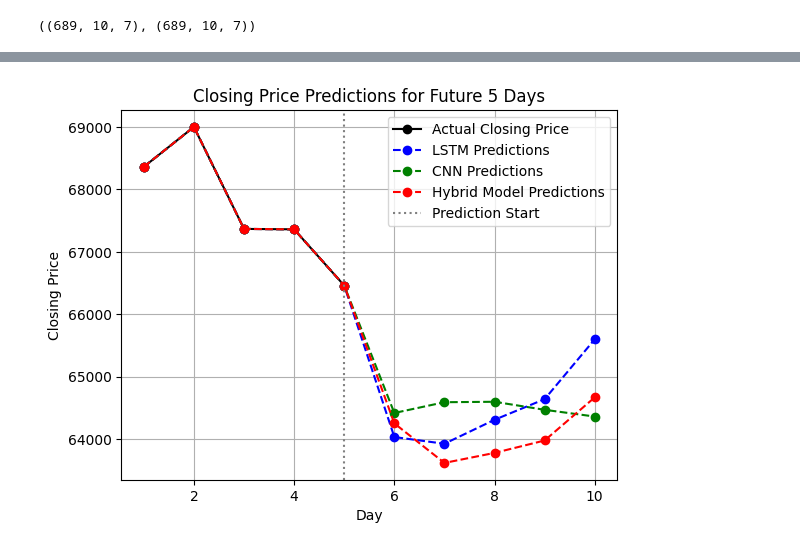
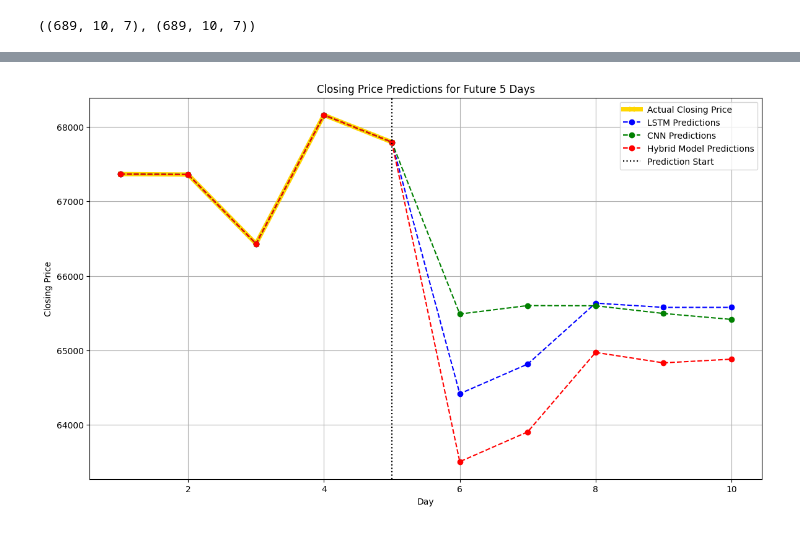
Before and after one commit to gmx369/ML, a Jupyter notebook: [Testing] Neural Network v5.1 x2Core mach TEST.ipynb, the cells around one changed output, grey strips where cells are left out. Drawn from its saved outputs; the diff is of its cells as text; code cells hidden in the pictures.

```diff
--- a/[Testing] Neural Network v5.1 x2Core mach TEST.ipynb
+++ b/[Testing] Neural Network v5.1 x2Core mach TEST.ipynb
@@ -176,7 +176,7 @@ cnn_model.fit(X_cnn_processed, y[9:], epochs=10, batch_size=32, verbose=0)
 X_train_lstm, X_test_lstm, y_train, y_test = train_test_split(X_lstm_processed, y[9:], test_size=0.2, shuffle=False)
 
 # Train your LSTM model
-lstm_model.fit(X_train_lstm, y_train, epochs=10, batch_size=128,verbose=0)
+lstm_model.fit(X_train_lstm, y_train, epochs=10, batch_size=64,verbose=0)
 
 # Predict with LSTM
 y_pred_lstm = lstm_model.predict(X_test_lstm)
@@ -192,7 +192,7 @@ r2_lstm = r2_score(y_test, y_pred_lstm)
 X_train_cnn, X_test_cnn, _, _ = train_test_split(X_cnn_processed, y[9:], test_size=0.2, shuffle=False)
 
 # Train your CNN model
-cnn_model.fit(X_train_cnn, y_train, epochs=10, batch_size=64,verbose=0)
+cnn_model.fit(X_train_cnn, y_train, epochs=10, batch_size=32,verbose=0)
 
 # Predict with CNN
 y_pred_cnn = cnn_model.predict(X_test_cnn)
@@ -210,7 +210,8 @@ X_train_lstm, X_test_lstm, y_train, y_test = train_test_split(X_lstm_processed,
 X_train_cnn, X_test_cnn, _, _ = train_test_split(X_cnn_processed, y[9:], test_size=0.2, shuffle=False)
 
 # Train the Hybrid model
-hybrid_model.fit([X_train_cnn, X_train_lstm], y_train, epochs=10, batch_size=64,verbose=0)
+hybrid_model = create_hybrid_model(n_timesteps=10, n_features=X.shape[1])
+hybrid_model.fit([X_train_cnn, X_train_lstm], y_train, epochs=10, batch_size=32,verbose=0)
 
 # Predict with the Hybrid model
 y_pred_hybrid = hybrid_model.predict([X_test_cnn, X_test_lstm])
@@ -348,36 +349,37 @@ last_5_actual = y_test[-5:]
 # Convert predictions to a flat array if they aren't already
 future_lstm_predictions = np.array(future_lstm_predictions).flatten()
 future_cnn_predictions = np.array(future_cnn_predictions).flatten()
 future_hybrid_predictions = np.array(future_hybrid_predictions).flatten()
 
 # Extend the range for plotting (for 10 days: last 5 actual + next 5 predictions)
 days = range(1, 11)  # Total 10 days (5 actual + 5 future)
 
 # Combine the actual last 5 days with the predicted 5 days for each model
 actual_and_lstm = np.concatenate([last_5_actual, future_lstm_predictions])
 actual_and_cnn = np.concatenate([last_5_actual, future_cnn_predictions])
 actual_and_hybrid = np.concatenate([last_5_actual, future_hybrid_predictions])
 
 # Plot the actual closing prices (first 5 days)
-plt.plot(days[:5], last_5_actual, label='Actual Closing Price', marker='o', color='black')
+plt.figure(figsize=(14, 8))
+plt.plot(days[:5], last_5_actual, label='Actual Closing Price', marker='x', color='gold', linewidth=5)
 
 # Plot the predictions starting from day 6 to day 10
 plt.plot(days, actual_and_lstm, label='LSTM Predictions', marker='o', linestyle='--', color='blue')
 plt.plot(days, actual_and_cnn, label='CNN Predictions', marker='o', linestyle='--', color='green')
 plt.plot(days, actual_and_hybrid, label='Hybrid Model Predictions', marker='o', linestyle='--', color='red')
 
 # Add titles and labels
 plt.title('Closing Price Predictions for Future 5 Days')
 plt.xlabel('Day')
 plt.ylabel('Closing Price')
-plt.axvline(x=5, linestyle=':', color='gray', label='Prediction Start')  # Line to separate actual from predicted
+plt.axvline(x=5, linestyle=':', color='black', label='Prediction Start')  # Line to separate actual from predicted
 plt.legend()
 
 # Show the plot
 plt.grid(True)
 plt.show()
 # %% [output]
-[figure, old version]
+[figure, new version]
 # %%
 # Define n_timesteps and n_features globally based on your data shape
 n_timesteps = X_train_lstm.shape[1]  # Number of timesteps in your data
```
Also changed, not shown: parts of 10 cells of this notebook, 1 other file.
